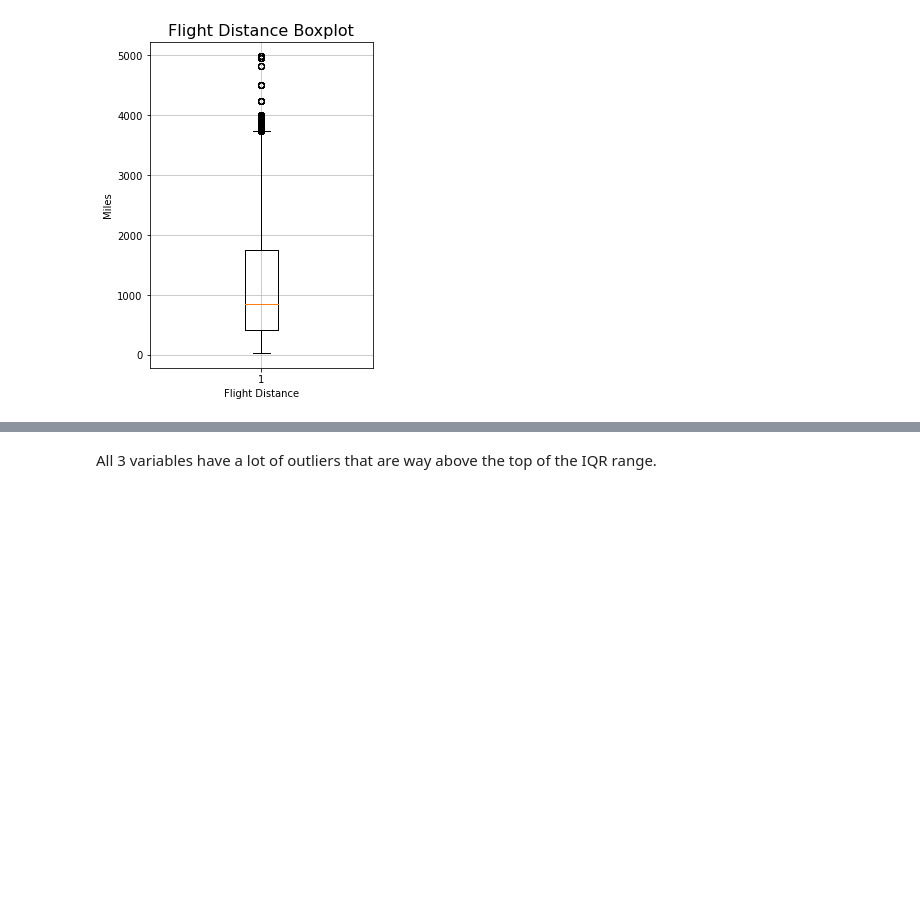
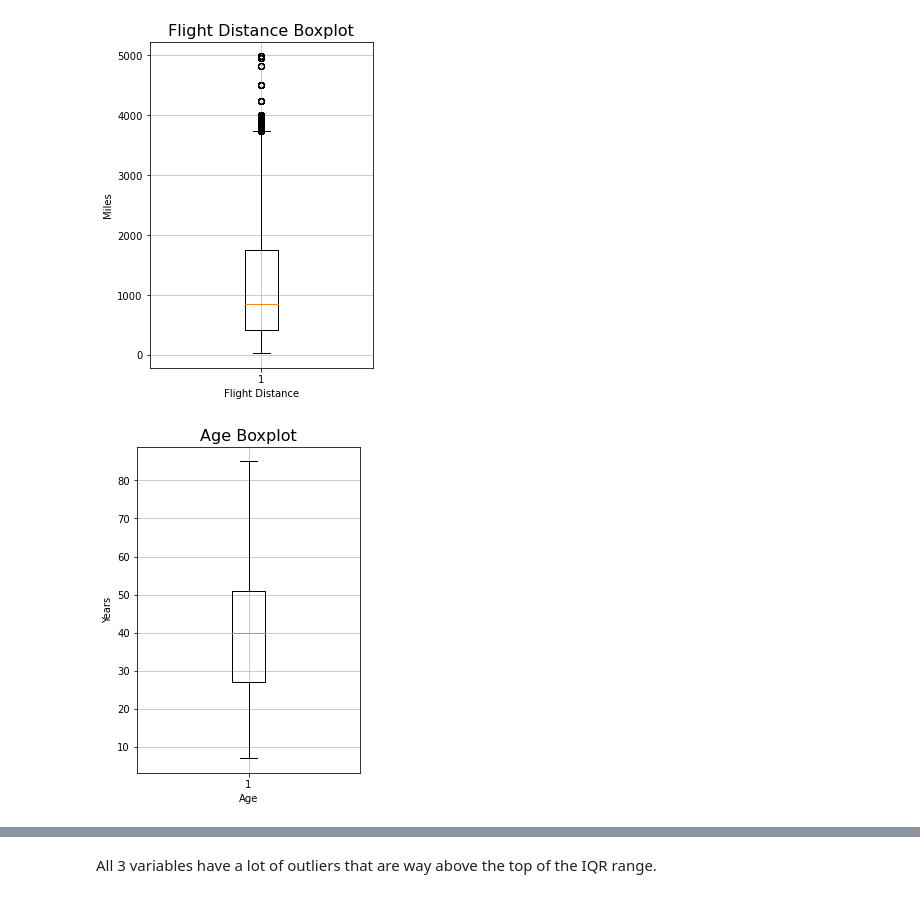
Before and after one commit to gpala7077/Classifying_Airline_Customer_Satisfication, a Jupyter notebook: Final_Project_data_exploration.ipynb, the cells around one changed output, grey strips where cells are left out. Drawn from its saved outputs; the diff is of its cells as text; code cells hidden in the pictures; blank space fills up the shorter version.

```diff
--- a/Final_Project_data_exploration.ipynb
+++ b/Final_Project_data_exploration.ipynb
@@ -248,3 +248,13 @@ plt.grid(True, alpha=0.8)
 plt.show()
 # %% [output]
 [figure]
+# %%
+plt.figure(figsize=(4,6))
+plt.boxplot(data['Age'])
+plt.title('Age Boxplot', size=16)
+plt.xlabel('Age')
+plt.ylabel('Years')
+plt.grid(True, alpha=0.8)
+plt.show()
+# %% [output]
+[figure, added]
```
Also changed, not shown: parts of 2 cells of this notebook, 4 other files.
